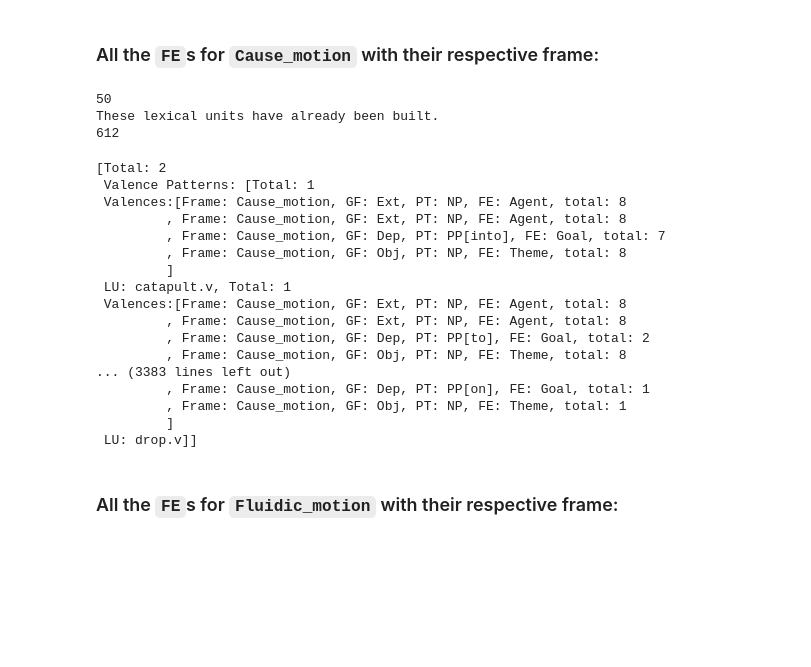
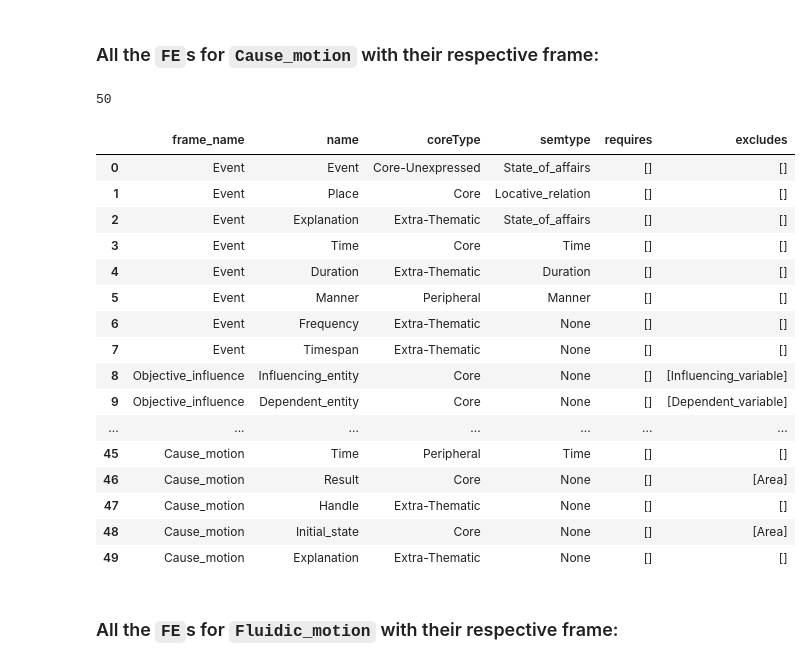
Before and after one commit to lucag/framenet, a Jupyter notebook: notebooks/Talk.ipynb, the cells around one changed output. Drawn from its saved outputs; the diff is of its cells as text; code cells hidden in the pictures; blank space fills up the shorter version.

```diff
--- a/notebooks/Talk.ipynb
+++ b/notebooks/Talk.ipynb
@@ -140,37 +140,27 @@ def as_data_frame(felts):
 # %%
 Cause_motion = fn.get_frame('Cause_motion')
 inh_elts = inherited_elements(ancestors(Cause_motion))
 print(len(inh_elts))
-cm_df = as_data_frame(inh_elts)
-cm_df[
-    cm_df['frame_name'] == 'Cause_motion'
-][['name', 'coreType', 'semtype', 'excludes']].iloc[:13]
-
-fnb.build_lus_for_frame('Cause_motion', fn)
-
-print(len(Cause_motion.individual_valences))
-Cause_motion.group_realizations
+as_data_frame(inh_elts)
 # %% [output]
 50
-These lexical units have already been built.
-612
-[Total: 2
- Valence Patterns: [Total: 1
- Valences:[Frame: Cause_motion, GF: Ext, PT: NP, FE: Agent, total: 8
-         , Frame: Cause_motion, GF: Ext, PT: NP, FE: Agent, total: 8
-         , Frame: Cause_motion, GF: Dep, PT: PP[into], FE: Goal, total: 7
-         , Frame: Cause_motion, GF: Obj, PT: NP, FE: Theme, total: 8
-         ]
- LU: catapult.v, Total: 1
- Valences:[Frame: Cause_motion, GF: Ext, PT: NP, FE: Agent, total: 8
-         , Frame: Cause_motion, GF: Ext, PT: NP, FE: Agent, total: 8
-         , Frame: Cause_motion, GF: Dep, PT: PP[to], FE: Goal, total: 2
-         , Frame: Cause_motion, GF: Obj, PT: NP, FE: Theme, total: 8
-... (3383 lines left out)
-         , Frame: Cause_motion, GF: Dep, PT: PP[on], FE: Goal, total: 1
-         , Frame: Cause_motion, GF: Obj, PT: NP, FE: Theme, total: 1
-         ]
- LU: drop.v]]
+|  | frame_name | name | coreType | semtype | requires | excludes |
+| 0 | Event | Event | Core-Unexpressed | State_of_affairs | [] | [] |
+| 1 | Event | Place | Core | Locative_relation | [] | [] |
+| 2 | Event | Explanation | Extra-Thematic | State_of_affairs | [] | [] |
+| 3 | Event | Time | Core | Time | [] | [] |
+| 4 | Event | Duration | Extra-Thematic | Duration | [] | [] |
+| 5 | Event | Manner | Peripheral | Manner | [] | [] |
+| 6 | Event | Frequency | Extra-Thematic | None | [] | [] |
+| 7 | Event | Timespan | Extra-Thematic | None | [] | [] |
+| 8 | Objective_influence | Influencing_entity | Core | None | [] | [Influencing_variable] |
+| 9 | Objective_influence | Dependent_entity | Core | None | [] | [Dependent_variable] |
+| ... | ... | ... | ... | ... | ... | ... |
+| 45 | Cause_motion | Time | Peripheral | Time | [] | [] |
+| 46 | Cause_motion | Result | Core | None | [] | [Area] |
+| 47 | Cause_motion | Handle | Extra-Thematic | None | [] | [] |
+| 48 | Cause_motion | Initial_state | Core | None | [] | [Area] |
+| 49 | Cause_motion | Explanation | Extra-Thematic | None | [] | [] |
 # %% [markdown]
 ### All the `FE`s for `Fluidic_motion` with their respective frame:
 # %%
```
Also changed, not shown: parts of 1 cell of this notebook, 6 other files.
